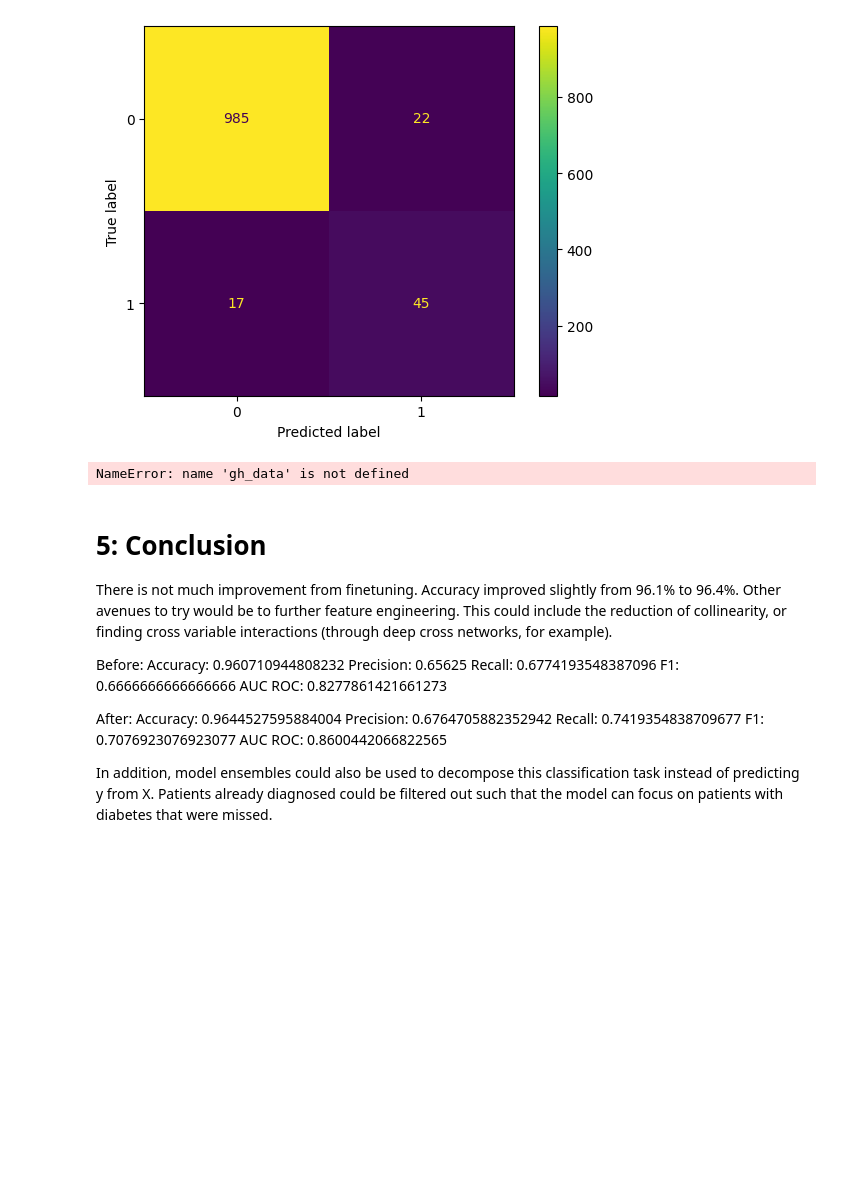
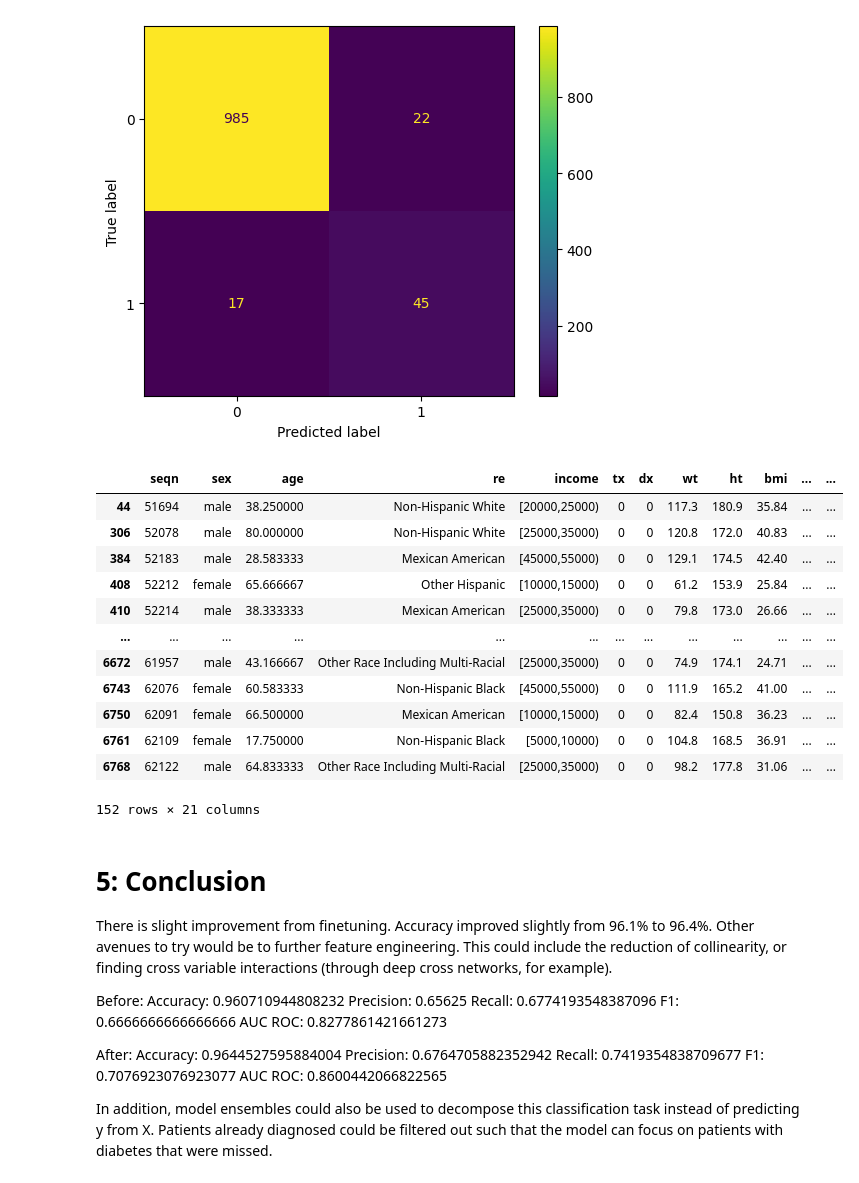
Before and after one commit to ddanielfung/SGH-app, a Jupyter notebook: Classification.ipynb, the cells around one changed output. Drawn from its saved outputs; the diff is of its cells as text; code cells hidden in the pictures; blank space fills up the shorter version.

```diff
--- a/Classification.ipynb
+++ b/Classification.ipynb
@@ -644,12 +644,24 @@ AUC ROC: 0.8519796905532242
 [figure]
 [figure]
 # %%
-gh_data.query("`dx` == 0 && `diabetes` == 1")
+gh_data.query("`dx` == 0 & `diabetes` == 1")
 # %% [output]
+|  | seqn | sex | age | re | income | tx | dx | wt | ht | bmi | ... | ... |
+| 44 | 51694 | male | 38.250000 | Non-Hispanic White | [20000,25000) | 0 | 0 | 117.3 | 180.9 | 35.84 | ... | ... |
+| 306 | 52078 | male | 80.000000 | Non-Hispanic White | [25000,35000) | 0 | 0 | 120.8 | 172.0 | 40.83 | ... | ... |
+| 384 | 52183 | male | 28.583333 | Mexican American | [45000,55000) | 0 | 0 | 129.1 | 174.5 | 42.40 | ... | ... |
+| 408 | 52212 | female | 65.666667 | Other Hispanic | [10000,15000) | 0 | 0 | 61.2 | 153.9 | 25.84 | ... | ... |
+| 410 | 52214 | male | 38.333333 | Mexican American | [25000,35000) | 0 | 0 | 79.8 | 173.0 | 26.66 | ... | ... |
+| ... | ... | ... | ... | ... | ... | ... | ... | ... | ... | ... | ... | ... |
+| 6672 | 61957 | male | 43.166667 | Other Race Including Multi-Racial | [25000,35000) | 0 | 0 | 74.9 | 174.1 | 24.71 | ... | ... |
+| 6743 | 62076 | female | 60.583333 | Non-Hispanic Black | [45000,55000) | 0 | 0 | 111.9 | 165.2 | 41.00 | ... | ... |
+| 6750 | 62091 | female | 66.500000 | Mexican American | [10000,15000) | 0 | 0 | 82.4 | 150.8 | 36.23 | ... | ... |
+| 6761 | 62109 | female | 17.750000 | Non-Hispanic Black | [5000,10000) | 0 | 0 | 104.8 | 168.5 | 36.91 | ... | ... |
+| 6768 | 62122 | male | 64.833333 | Other Race Including Multi-Racial | [25000,35000) | 0 | 0 | 98.2 | 177.8 | 31.06 | ... | ... |
-NameError: name 'gh_data' is not defined
+152 rows × 21 columns
 # %% [markdown]
 # 5: Conclusion
-There is not much improvement from finetuning. Accuracy improved slightly from 96.1% to 96.4%. Other avenues to try would be to further feature engineering. This could include the reduction of collinearity, or finding cross variable interactions (through deep cross networks, for example).
+There is slight improvement from finetuning. Accuracy improved slightly from 96.1% to 96.4%. Other avenues to try would be to further feature engineering. This could include the reduction of collinearity, or finding cross variable interactions (through deep cross networks, for example).
 
 Before:
 Accuracy: 0.960710944808232
```
Also changed, not shown: 1 other file.
